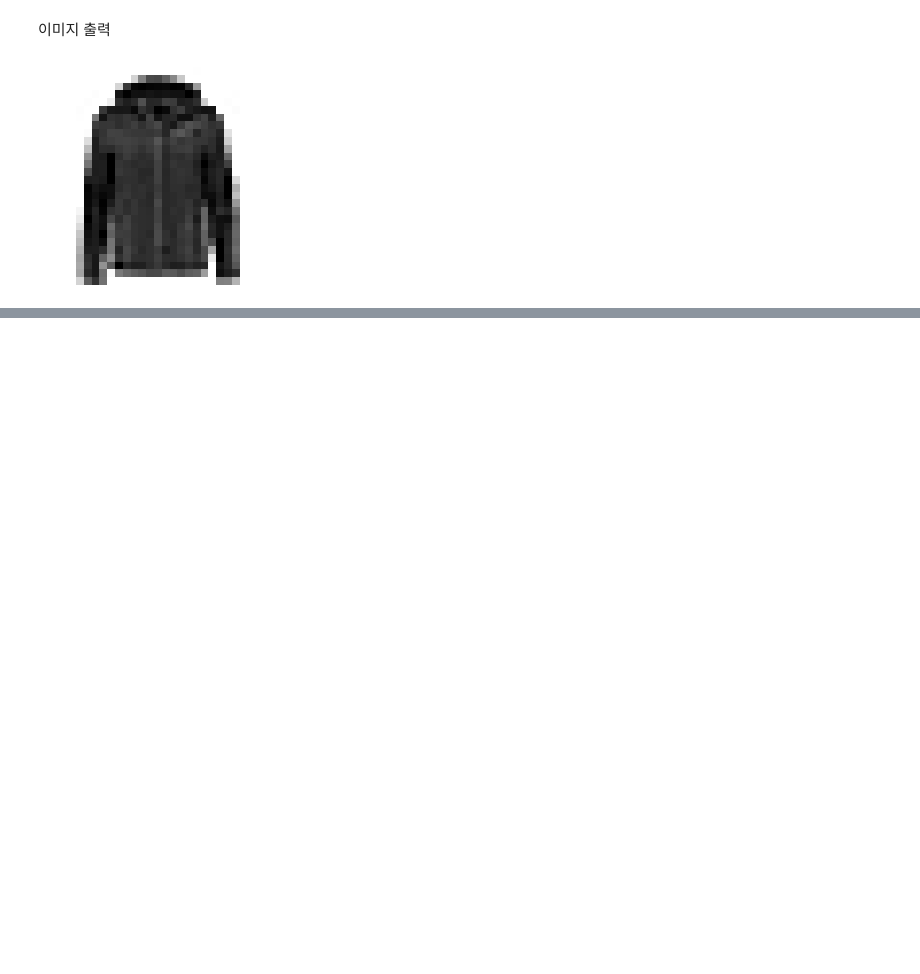
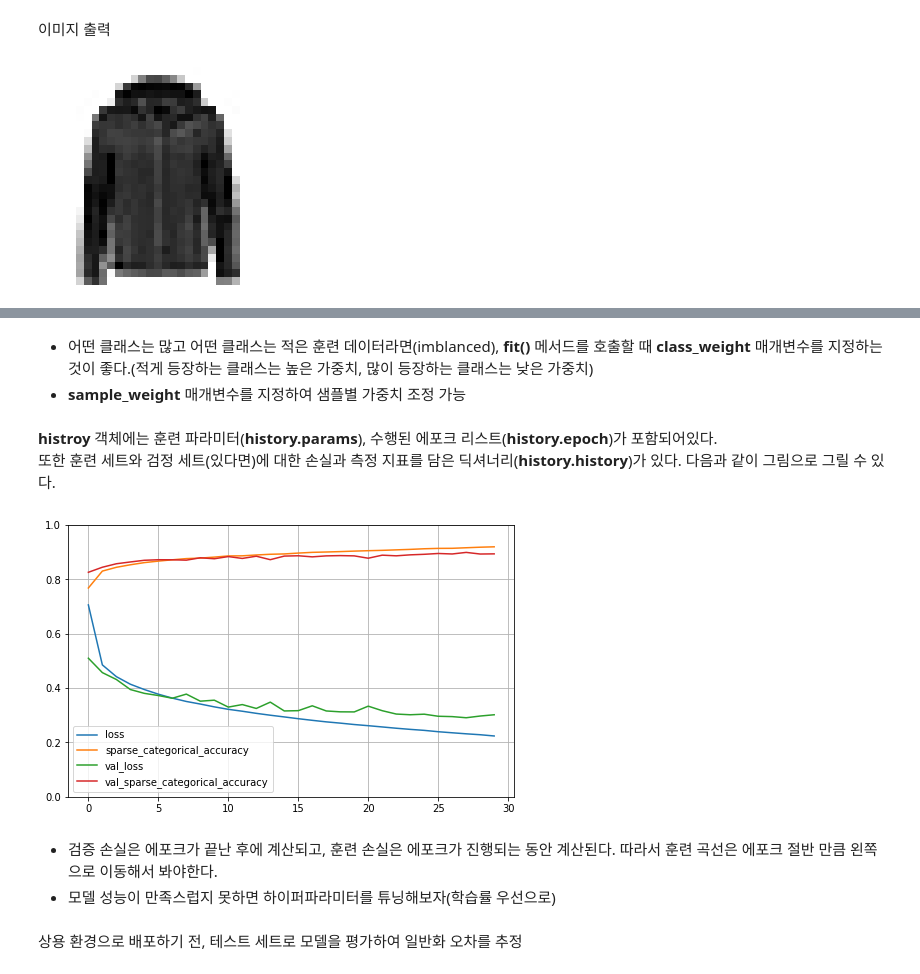
Before and after one commit to geunsu-jo/Hands-On-ML, a Jupyter notebook: textbook_practice/10_nn_with_keras.ipynb, the cells around one changed output, grey strips where cells are left out. Drawn from its saved outputs; the diff is of its cells as text; code cells hidden in the pictures; blank space fills up the shorter version.

```diff
--- a/textbook_practice/10_nn_with_keras.ipynb
+++ b/textbook_practice/10_nn_with_keras.ipynb
@@ -69,0 +106,7 @@ class_names = ["T-shirt/top", "Trouser", "Pullover", "Dress", "Coat",
+# %%
+model = keras.models.Sequential([
+                                 keras.layers.Flatten(input_shape=[28,28]),
+                                 keras.layers.Dense(300, activation="relu"),
+                                 keras.layers.Dense(100, activation="relu"),
+                                 keras.layers.Dense(10, activation="softmax")
+])
@@ -69,0 +198,4 @@ class_names = ["T-shirt/top", "Trouser", "Pullover", "Dress", "Coat",
+# %%
+model.compile(loss="sparse_categorical_crossentropy",
+              optimizer="sgd",
+              metrics=["accuracy"])
@@ -69,0 +209,4 @@ class_names = ["T-shirt/top", "Trouser", "Pullover", "Dress", "Coat",
+# %%
+model.compile(loss=keras.losses.sparse_categorical_crossentropy,
+              optimizer=keras.optimizers.SGD(lr=0.01),
+              metrics=[keras.metrics.sparse_categorical_accuracy])
@@ -69,0 +215,3 @@ class_names = ["T-shirt/top", "Trouser", "Pullover", "Dress", "Coat",
+# %%
+history = model.fit(X_train,y_train, epochs=30,
+                    validation_data=(X_valid, y_valid))
@@ -69,0 +236,21 @@ class_names = ["T-shirt/top", "Trouser", "Pullover", "Dress", "Coat",
+# %% [markdown]
+- 어떤 클래스는 많고 어떤 클래스는 적은 훈련 데이터라면(imblanced), __fit()__ 메서드를 호출할 때 __class_weight__ 매개변수를 지정하는 것이 좋다.(적게 등장하는 클래스는 높은 가중치, 많이 등장하는 클래스는 낮은 가중치)
+- __sample_weight__ 매개변수를 지정하여 샘플별 가중치 조정 가능
+# %% [markdown]
+__histroy__ 객체에는 훈련 파라미터(__history.params__), 수행된 에포크 리스트(__history.epoch__)가 포함되어있다. <br>
+또한 훈련 세트와 검정 세트(있다면)에 대한 손실과 측정 지표를 담은 딕셔너리(__history.history__)가 있다. 다음과 같이 그림으로 그릴 수 있다.
+# %%
+import pandas as pd
+import matplotlib.pyplot as plt
+
+pd.DataFrame(history.history).plot(figsize=(8,5))
+plt.grid(True)
+plt.gca().set_ylim(0,1)
+plt.show()
+# %% [output]
+[figure, added]
+# %% [markdown]
+- 검증 손실은 에포크가 끝난 후에 계산되고, 훈련 손실은 에포크가 진행되는 동안 계산된다. 따라서 훈련 곡선은 에포크 절반 만큼 왼쪽으로 이동해서 봐야한다.
+- 모델 성능이 만족스럽지 못하면 하이퍼파라미터를 튜닝해보자(학습률 우선으로)
+# %% [markdown]
+상용 환경으로 배포하기 전, 테스트 세트로 모델을 평가하여 일반화 오차를 추정
```
Also changed, not shown: parts of 30 cells of this notebook.
